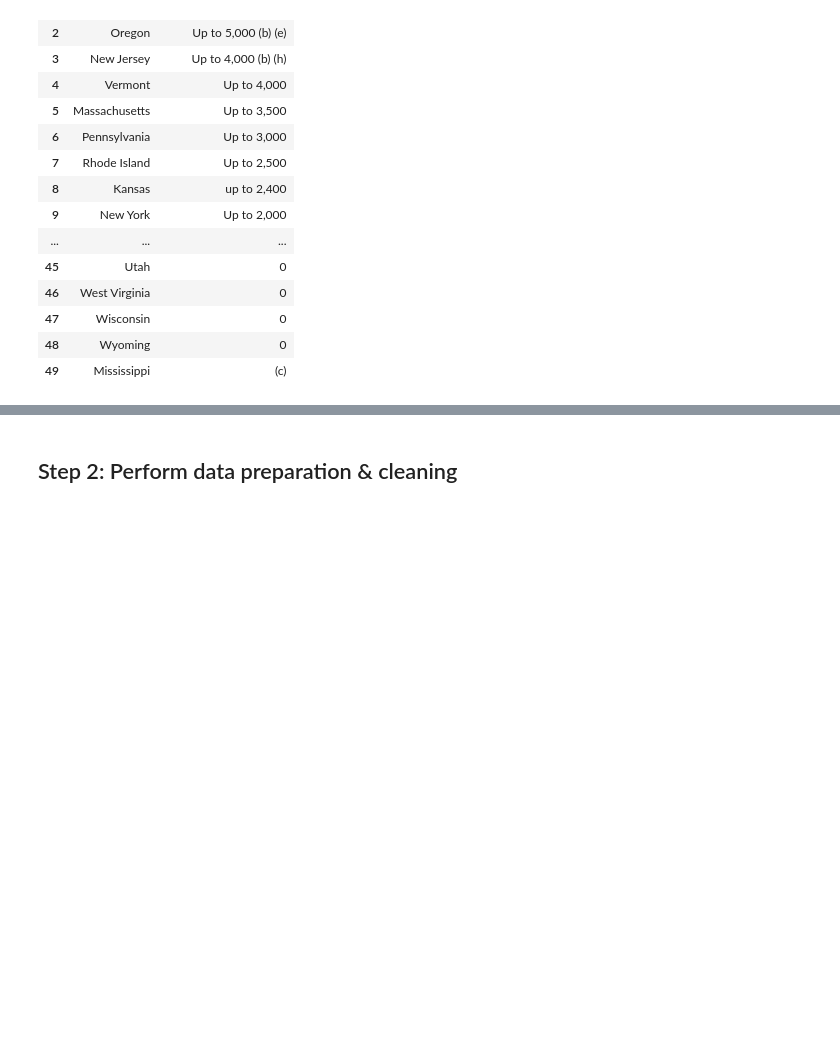
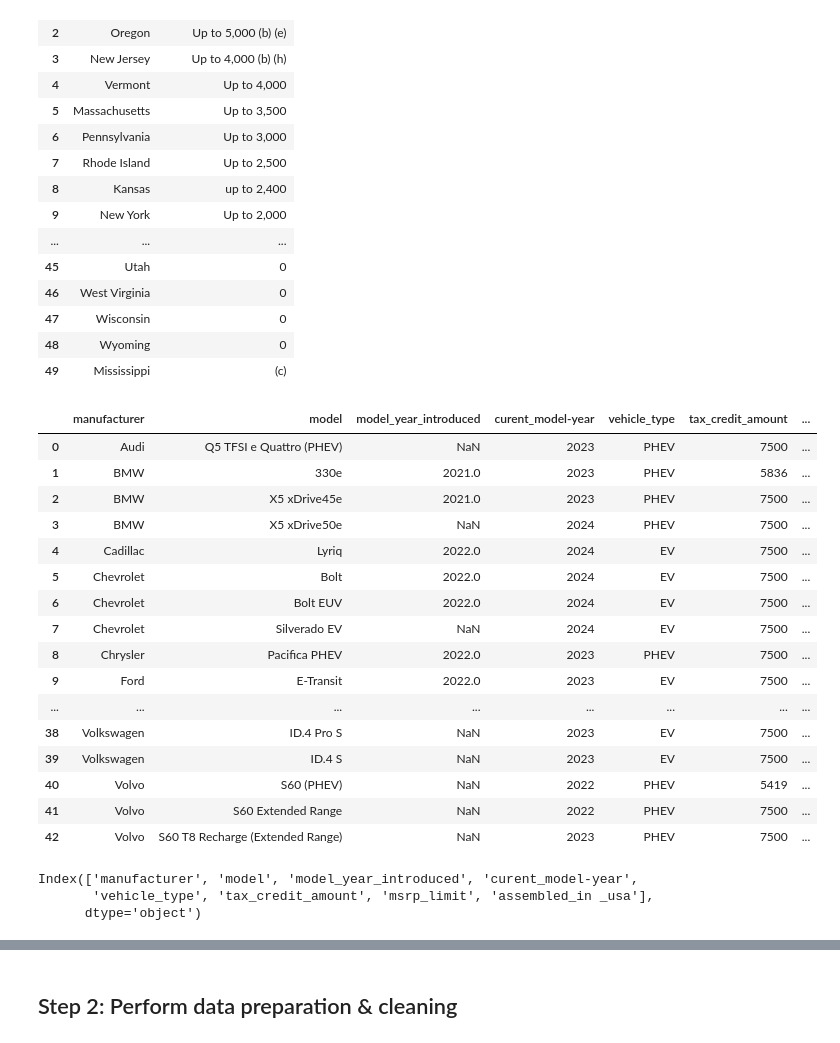
Before and after one commit to Omeesha28/Project_1, a Jupyter notebook: Electric_vehicle.ipynb, the cells around one changed output, grey strips where cells are left out. Saved outputs shown, nothing was run; the diff lists cells and outputs as text; code cells hidden in the pictures; blank space fills up the shorter version.

```diff
--- a/Electric_vehicle.ipynb
+++ b/Electric_vehicle.ipynb
@@ -174,3 +174,31 @@ tax_rebate_compressed_df
 | 47 | Wisconsin | 0 |
 | 48 | Wyoming | 0 |
 | 49 | Mississippi | (c) |
+# %%
+csv_file_path = '../Project_1/EV_personal_use_tax _incentives.csv'
+tax_rebate_per_model_df = pd.read_csv(csv_file_path)
+tax_rebate_per_model_df
+# %% [output]
+|  | manufacturer | model | model_year_introduced | curent_model-year | vehicle_type | tax_credit_amount | ... |
+| 0 | Audi | Q5 TFSI e Quattro (PHEV) | NaN | 2023 | PHEV | 7500 | ... |
+| 1 | BMW | 330e | 2021.0 | 2023 | PHEV | 5836 | ... |
+| 2 | BMW | X5 xDrive45e | 2021.0 | 2023 | PHEV | 7500 | ... |
+| 3 | BMW | X5 xDrive50e | NaN | 2024 | PHEV | 7500 | ... |
+| 4 | Cadillac | Lyriq | 2022.0 | 2024 | EV | 7500 | ... |
+| 5 | Chevrolet | Bolt | 2022.0 | 2024 | EV | 7500 | ... |
+| 6 | Chevrolet | Bolt EUV | 2022.0 | 2024 | EV | 7500 | ... |
+| 7 | Chevrolet | Silverado EV | NaN | 2024 | EV | 7500 | ... |
+| 8 | Chrysler | Pacifica PHEV | 2022.0 | 2023 | PHEV | 7500 | ... |
+| 9 | Ford | E-Transit | 2022.0 | 2023 | EV | 7500 | ... |
+| ... | ... | ... | ... | ... | ... | ... | ... |
+| 38 | Volkswagen | ID.4 Pro S | NaN | 2023 | EV | 7500 | ... |
+| 39 | Volkswagen | ID.4 S | NaN | 2023 | EV | 7500 | ... |
+| 40 | Volvo | S60 (PHEV) | NaN | 2022 | PHEV | 5419 | ... |
+| 41 | Volvo | S60 Extended Range | NaN | 2022 | PHEV | 7500 | ... |
+| 42 | Volvo | S60 T8 Recharge (Extended Range) | NaN | 2023 | PHEV | 7500 | ... |
+# %%
+tax_rebate_per_model_df.columns
+# %% [output]
+Index(['manufacturer', 'model', 'model_year_introduced', 'curent_model-year',
+       'vehicle_type', 'tax_credit_amount', 'msrp_limit', 'assembled_in _usa'],
+      dtype='object')
```
Also changed, not shown: parts of 8 cells of this notebook, 2 other files.
